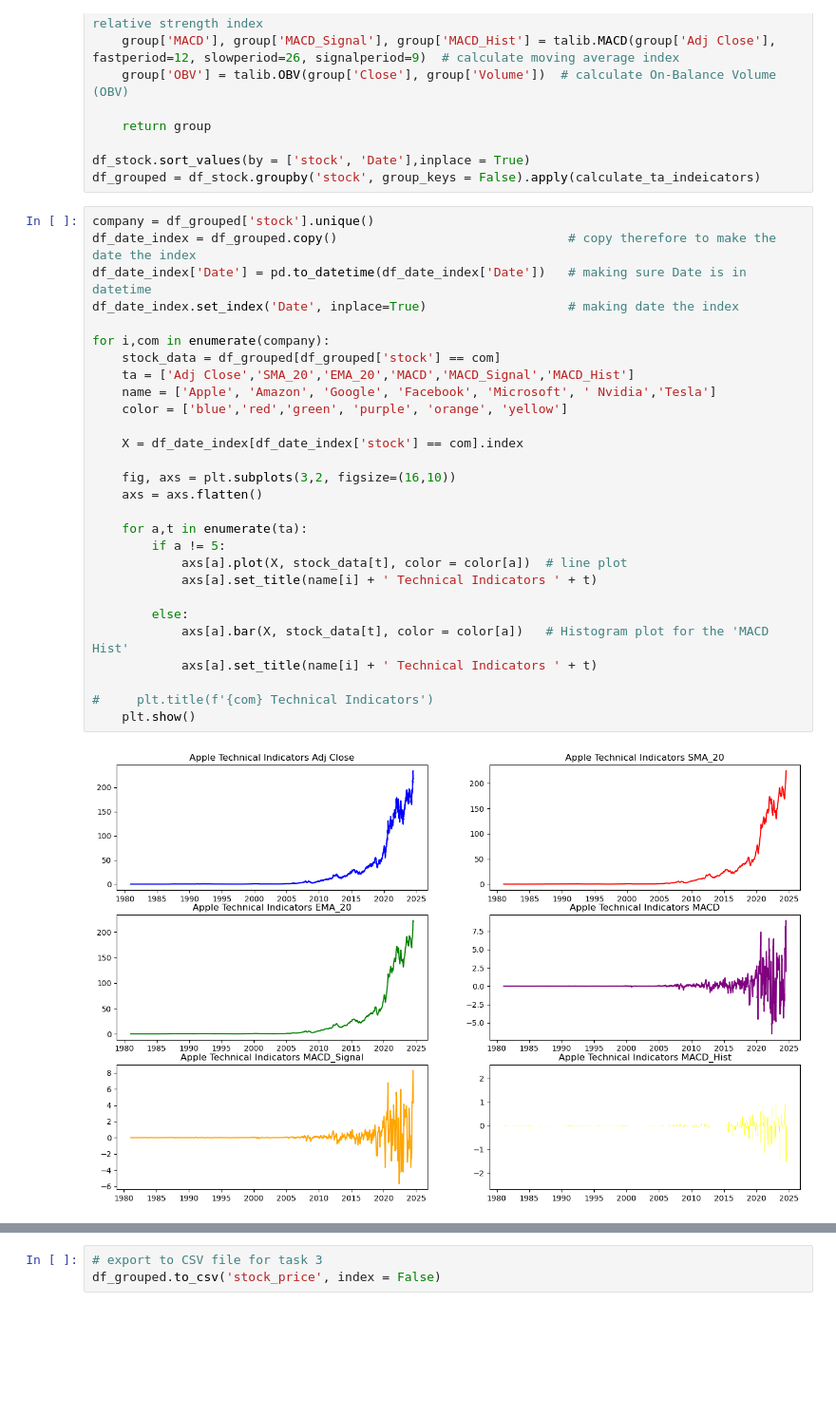
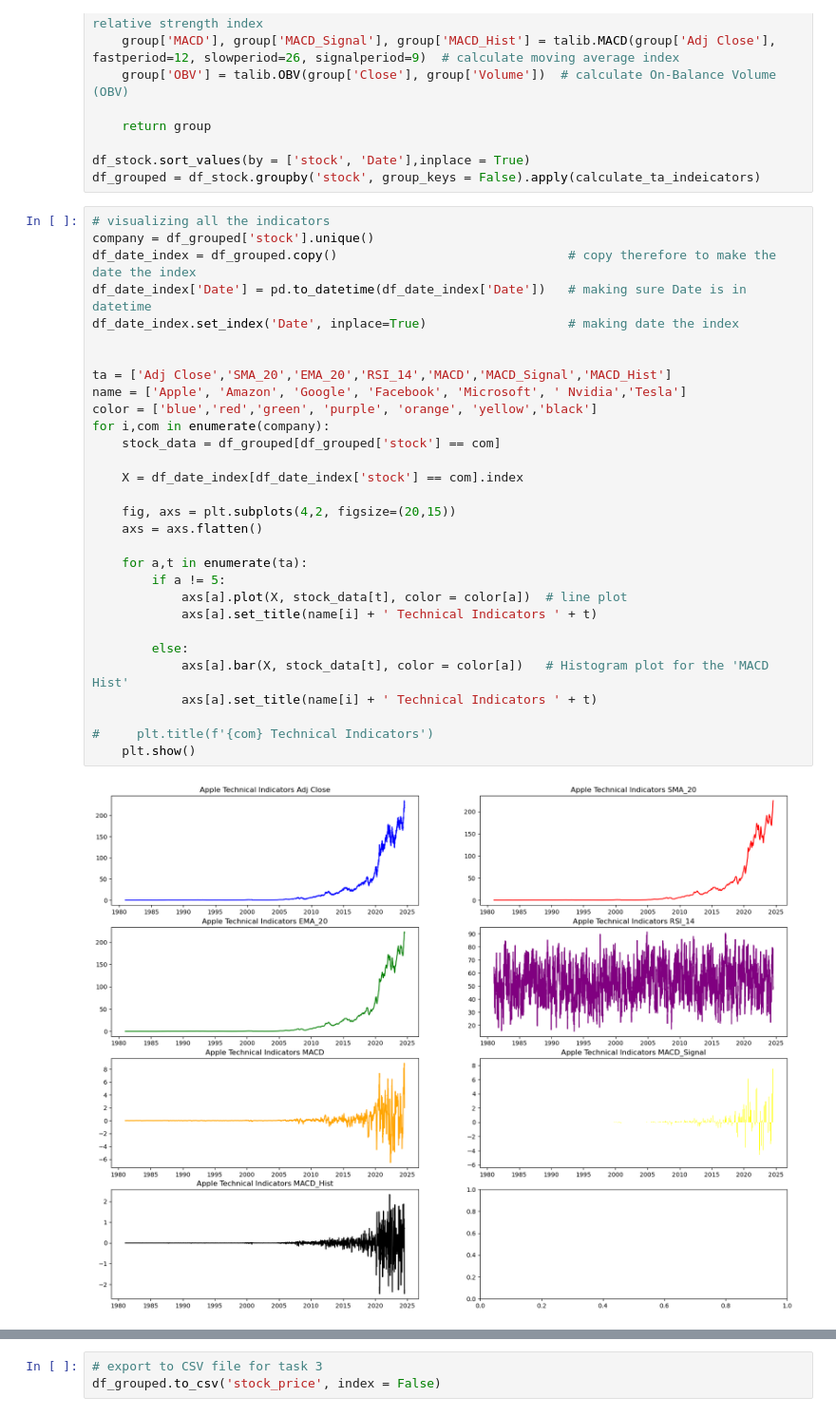
Before and after one commit to B2e5tty/Stock_market_analysis, a Jupyter notebook: notebooks/Quantitative_Analysis.ipynb, the cells around one changed output, grey strips where cells are left out. Shown at 95% size. Saved outputs shown, nothing was run; the diff lists cells and outputs as text; blank space fills up the shorter version.

Commit message:
Modified technical indicators visualization

```diff
--- a/notebooks/Quantitative_Analysis.ipynb
+++ b/notebooks/Quantitative_Analysis.ipynb
@@ -114,32 +114,34 @@ def calculate_ta_indeicators(group):
 df_stock.sort_values(by = ['stock', 'Date'],inplace = True)
 df_grouped = df_stock.groupby('stock', group_keys = False).apply(calculate_ta_indeicators)
 # %%
+# visualizing all the indicators
 company = df_grouped['stock'].unique()
 df_date_index = df_grouped.copy()                               # copy therefore to make the date the index
 df_date_index['Date'] = pd.to_datetime(df_date_index['Date'])   # making sure Date is in datetime
 df_date_index.set_index('Date', inplace=True)                   # making date the index
 
+
+ta = ['Adj Close','SMA_20','EMA_20','RSI_14','MACD','MACD_Signal','MACD_Hist']
+name = ['Apple', 'Amazon', 'Google', 'Facebook', 'Microsoft', ' Nvidia','Tesla']
+color = ['blue','red','green', 'purple', 'orange', 'yellow','black']
 for i,com in enumerate(company):
     stock_data = df_grouped[df_grouped['stock'] == com]
-    ta = ['Adj Close','SMA_20','EMA_20','MACD','MACD_Signal','MACD_Hist']
-    name = ['Apple', 'Amazon', 'Google', 'Facebook', 'Microsoft', ' Nvidia','Tesla']
-    color = ['blue','red','green', 'purple', 'orange', 'yellow']
 
     X = df_date_index[df_date_index['stock'] == com].index
 
-    fig, axs = plt.subplots(3,2, figsize=(16,10))
+    fig, axs = plt.subplots(4,2, figsize=(20,15))
     axs = axs.flatten()
 
     for a,t in enumerate(ta):
         if a != 5:
             axs[a].plot(X, stock_data[t], color = color[a])  # line plot
             axs[a].set_title(name[i] + ' Technical Indicators ' + t)
 
         else:
             axs[a].bar(X, stock_data[t], color = color[a])   # Histogram plot for the 'MACD Hist'
             axs[a].set_title(name[i] + ' Technical Indicators ' + t)
 
 #     plt.title(f'{com} Technical Indicators')
     plt.show()
 # %% [output]
-[figure, old version]
+[figure, new version]
```
Also changed, not shown: parts of 1 cell of this notebook.
